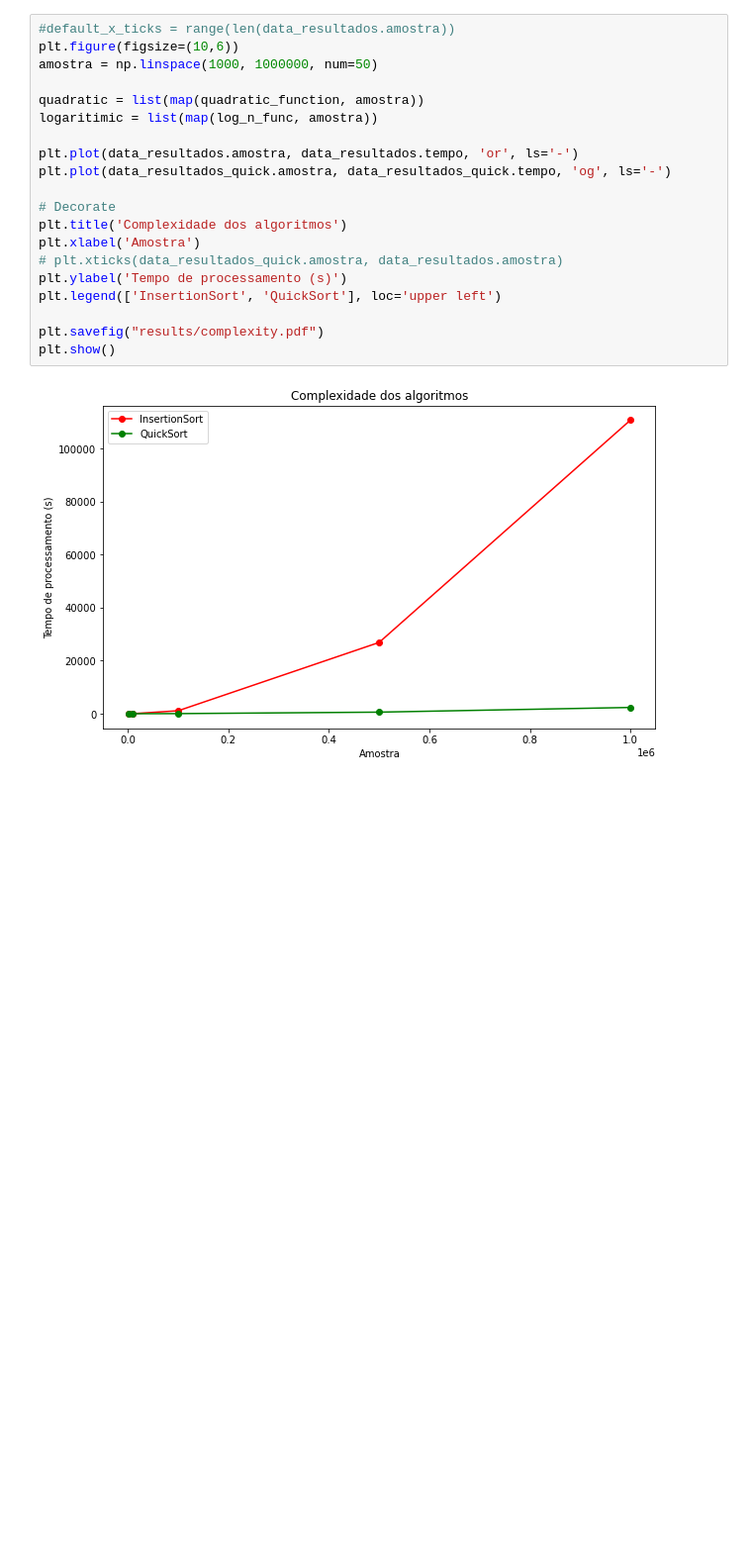
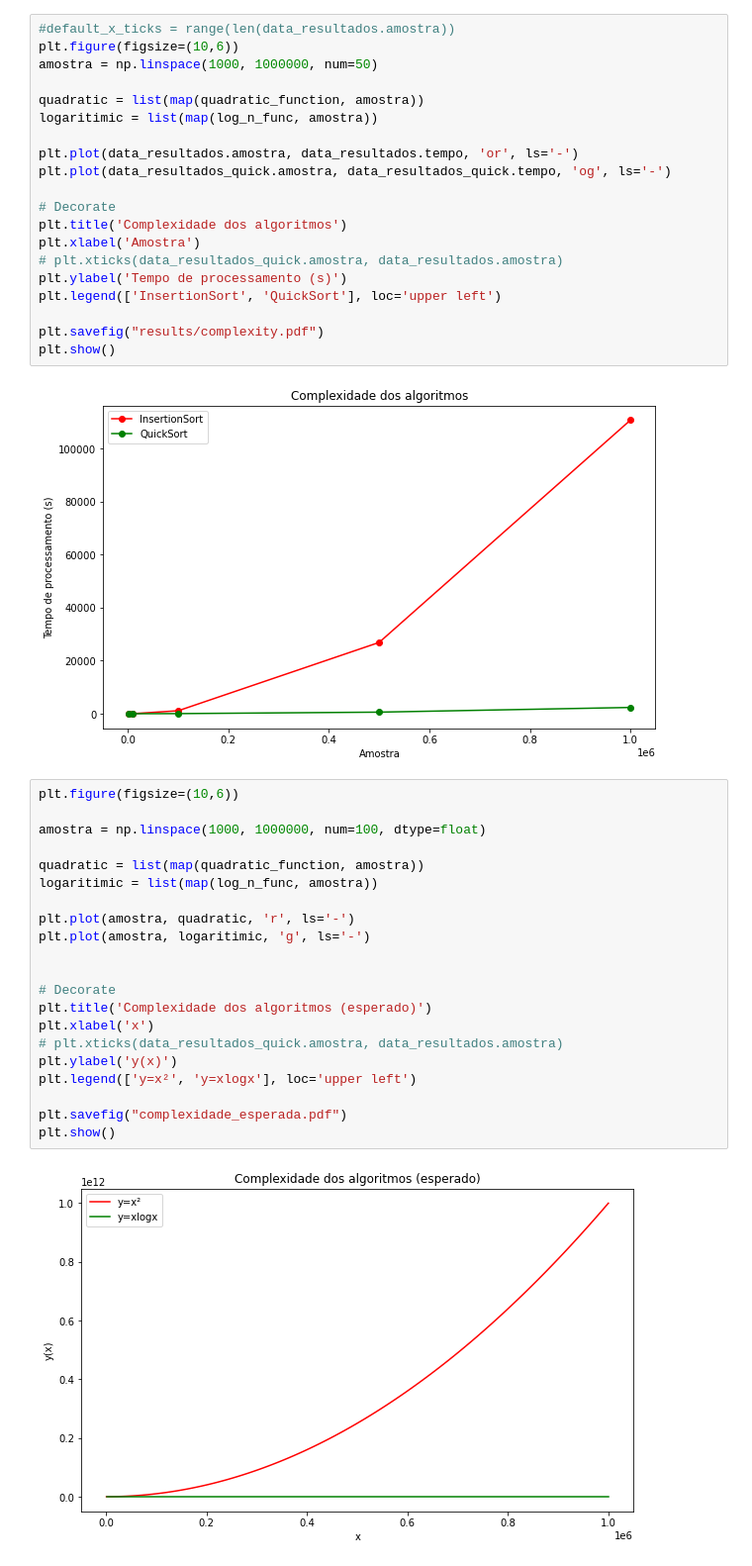
Before and after one commit to juliaavaladares/sorting-algorithms, a Jupyter notebook: visualization.ipynb, the cells around one changed output. Shown: that part at 99% size. Cells and saved outputs as stored; diff of their text form; blank space fills up the shorter version.

Commit message:
add new results

```diff
--- a/visualization.ipynb
+++ b/visualization.ipynb
@@ -52,3 +52,26 @@ plt.savefig("results/complexity.pdf")
 plt.show()
 # %% [output]
 [figure]
+# %%
+plt.figure(figsize=(10,6))
+
+amostra = np.linspace(1000, 1000000, num=100, dtype=float)
+
+quadratic = list(map(quadratic_function, amostra))
+logaritimic = list(map(log_n_func, amostra))
+
+plt.plot(amostra, quadratic, 'r', ls='-')
+plt.plot(amostra, logaritimic, 'g', ls='-')
+
+
+# Decorate
+plt.title('Complexidade dos algoritmos (esperado)')
+plt.xlabel('x')
+# plt.xticks(data_resultados_quick.amostra, data_resultados.amostra)
+plt.ylabel('y(x)')
+plt.legend(['y=x²', 'y=xlogx'], loc='upper left')
+
+plt.savefig("complexidade_esperada.pdf")
+plt.show()
+# %% [output]
+[figure, added]
```
Also changed, not shown: 2 other files.
